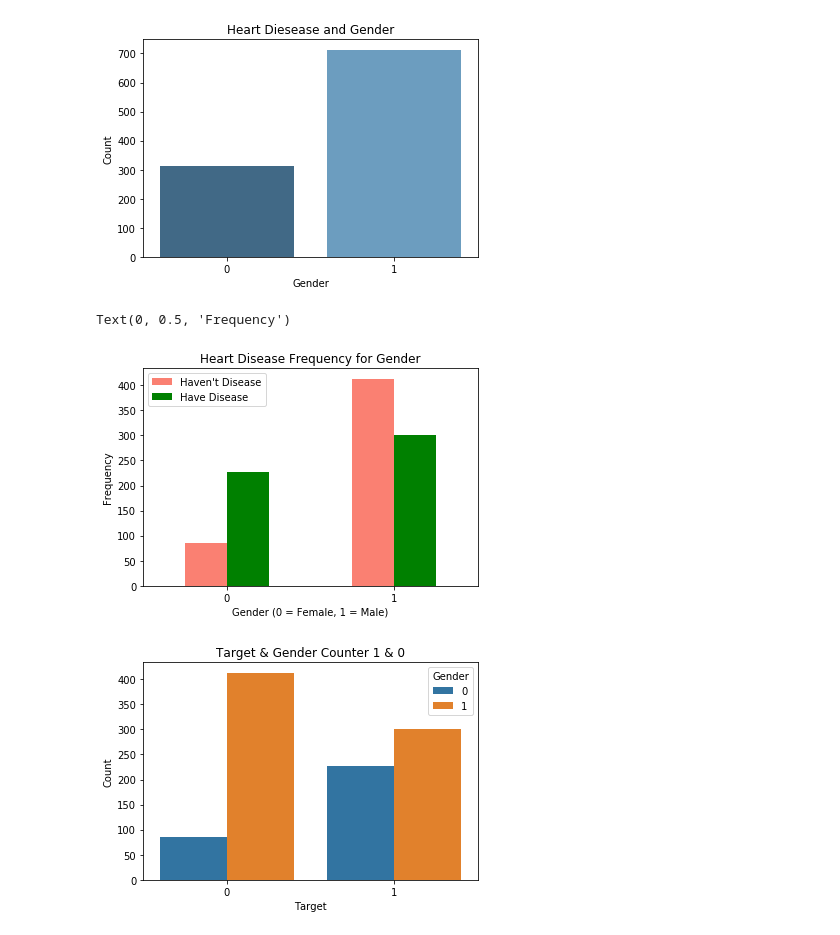
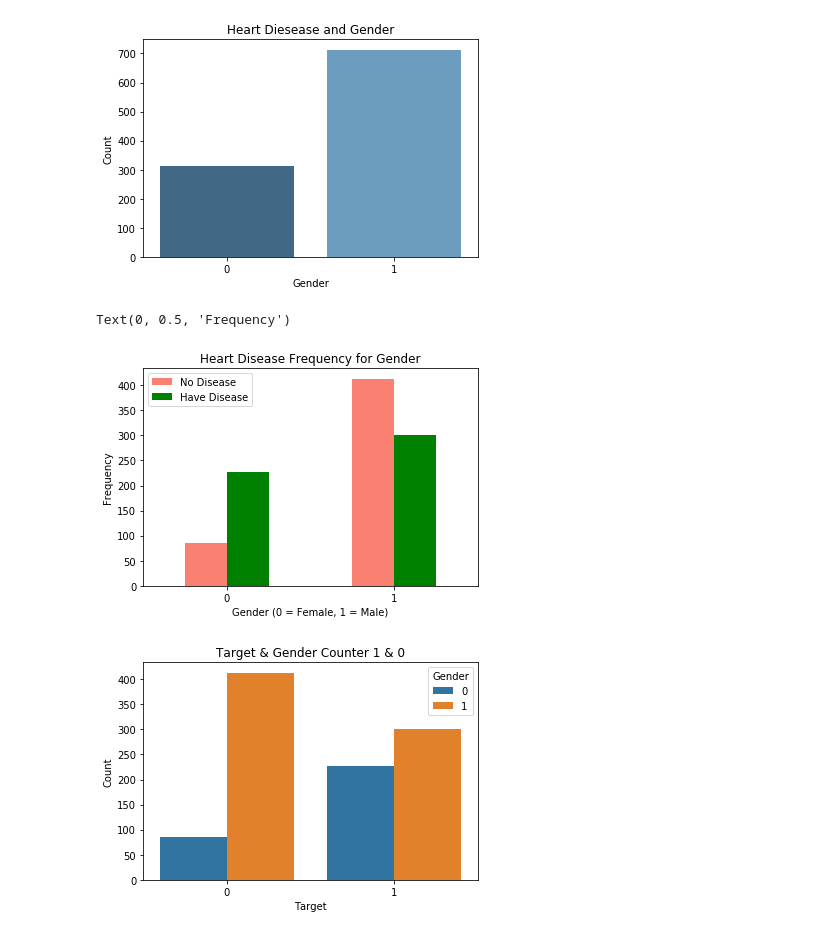
Before and after one commit to letisalbal/Final-Project, a Jupyter notebook: HeartDisease.ipynb, the cells around one changed output. Saved outputs shown, nothing was run; the diff lists cells and outputs as text; code cells hidden in the pictures.

```diff
--- a/HeartDisease.ipynb
+++ b/HeartDisease.ipynb
@@ -240,13 +240,13 @@ Text(0.5, 1.0, 'Heart Diesease and Gender')
 # %%
 pd.crosstab(heart_df2["Gender"],heart_df2["Target"]).plot(kind="bar",color=['salmon','green'])
 plt.title('Heart Disease Frequency for Gender')
 plt.xlabel('Gender (0 = Female, 1 = Male)')
 plt.xticks(rotation=0)
-plt.legend(["Haven't Disease", "Have Disease"])
+plt.legend(["No Disease", "Have Disease"])
 plt.ylabel('Frequency')
 # %% [output]
 Text(0, 0.5, 'Frequency')
-[figure, old version]
+[figure, new version]
 # %%
 sns.countplot(heart_df2['Target'],hue=heart_df2['Gender'])
 plt.xlabel('Target')
```
Also changed, not shown: parts of 3 cells of this notebook.
